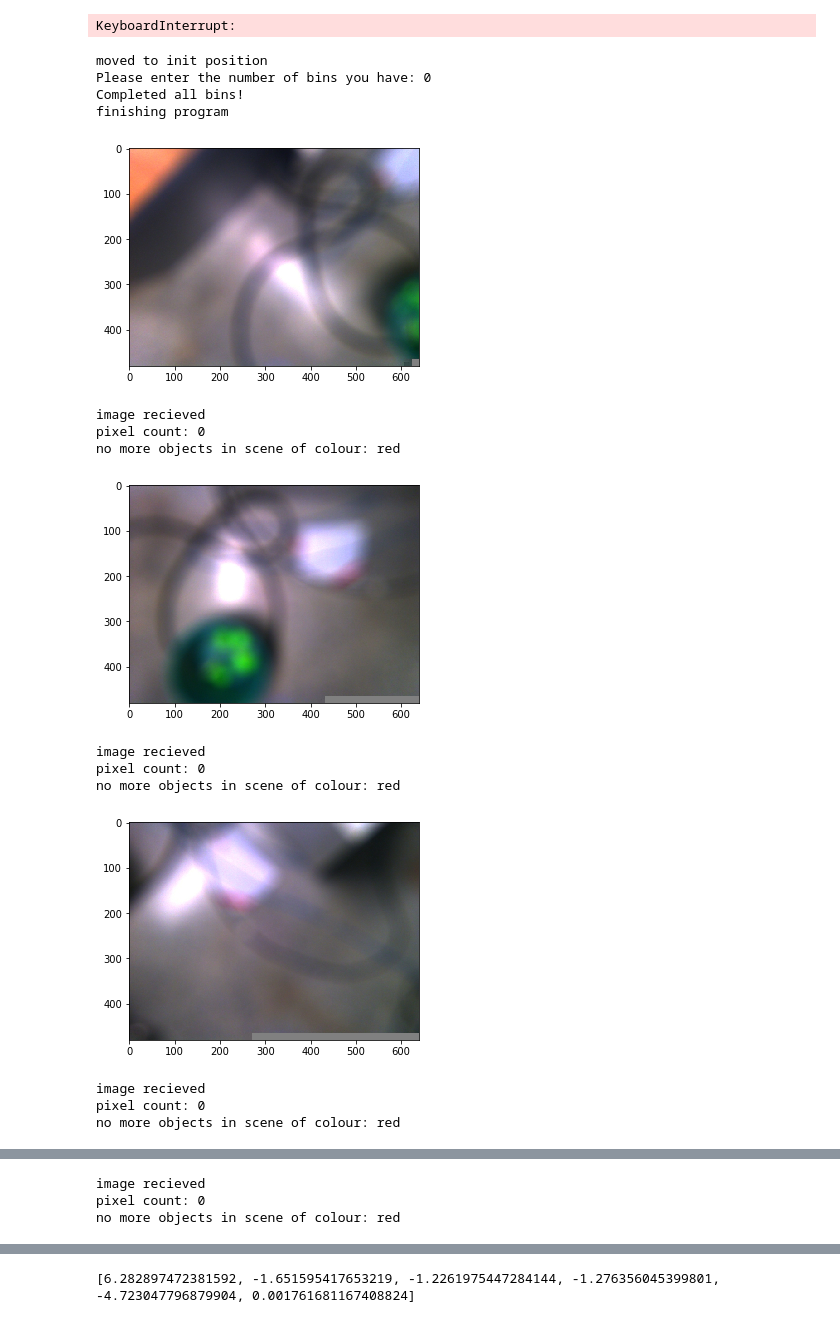
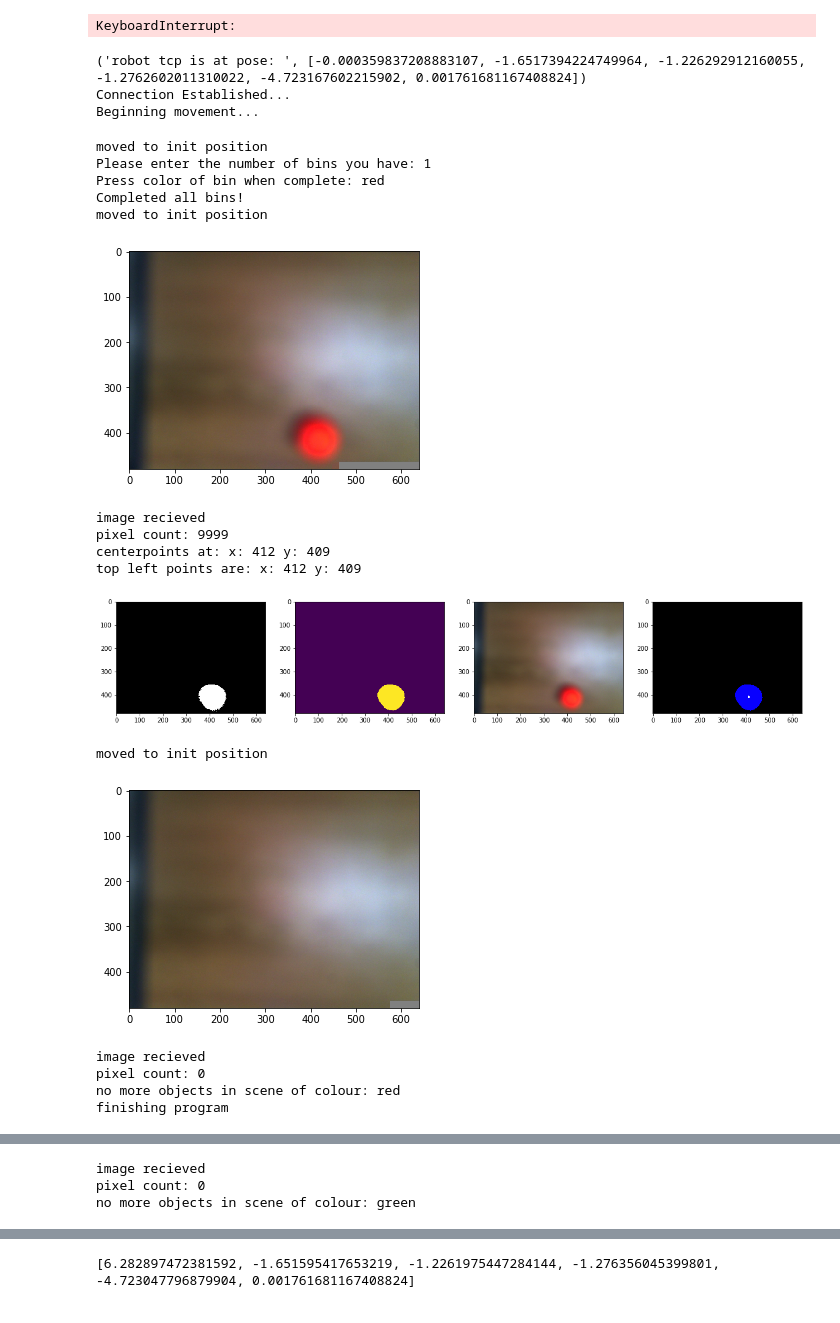
Before and after one commit to DylanBedetti/UR5, a Jupyter notebook: Dylan/Main/Program_1.ipynb, the cells around one changed output, grey strips where cells are left out. Cells and saved outputs as stored; diff of their text form; code cells hidden in the pictures.

Commit message:
robot searching needs work, might need to change translate axis

```diff
--- a/Dylan/Main/Program_1.ipynb
+++ b/Dylan/Main/Program_1.ipynb
@@ -136,6 +136,41 @@ top left points are: x: 399 y: 143
 0.0543125
 -0.0548611111111
 KeyboardInterrupt:
+# %%
+v = 1
+a = 0.5
+
+test_robot(a = 1, v = 1)
+
+import socket
+import time
+
+#Specify what we want to connect to
+HOST = "192.168.1.6"
+PORT = 30002
+
+#Create a TCP/IP socket to send and receive information
+s = socket.socket(socket.AF_INET, socket.SOCK_STREAM)
+s.connect((HOST, PORT))
+
+#State a connection has been established
+print("Connection Established...")
+time.sleep(2)
+print("Beginning movement...")
+
+
+mess = "force_mode(tool_pose(), [1, 1, 1, 1, 1, 1], [10.0, 10.0, 10.0, 10.0, 10.0, 10.0], 2, [0.1, 0.1, 0.15, 0.17, 0.17, 0.17]) + /n + sync()"
+
+rob = rob_connect()
+rob.translate((0, 0, -0.38), acc=a, vel=v)
+s.send(mess.encode())
+time.sleep(2)
+
+s.close()
+# %% [output]
+('robot tcp is at pose: ', [-0.000359837208883107, -1.6517394224749964, -1.226292912160055, -1.2762602011310022, -4.723167602215902, 0.001761681167408824])
+Connection Established...
+Beginning movement...
 # %%
 %matplotlib inline
 
@@ -180,48 +215,49 @@ while angle < 315:
     rob.movej(pose, acc = a, vel = v)
     time.sleep(2)
     get_image()
-    distance = detect_photos('red')
+    distance = detect_photos('green')
 
     if distance == None:
         angle += 45
         continue
 
     [x_dist, y_dist] = convert_to_mm(distance[0], distance[1])
     rob.translate((y_dist-0.095, x_dist, -0.33), acc=a, vel=v)
     robotiqgrip.close_gripper()
     rob.movej(bucket_pos, acc = a, vel = v)
     robotiqgrip.open_gripper()
     rob.movej(pose, acc = a, vel = v)
 
     angle += 45
 
 
 print("finished everything")
 go_to_start(rob)
 rob.close()
 
 #################3
 
 # pose = rob.getj()
 # print(pose)
 # # pose[3] = pose[3] - 0.57
 # # rob.movel(pose, acc = a, vel = v)
 
 # rob.movel_tool([0, 0, 0, -0.43, 0, 0],acc=a, vel=v)
 # %% [output]
 moved to init position
-Please enter the number of bins you have: 0
+Please enter the number of bins you have: 1
+Press color of bin when complete: red
 Completed all bins!
-finishing program
+moved to init position
-[figure, old version]
+[figure, new version]
 image recieved
-pixel count: 0
-no more objects in scene of colour: red
+pixel count: 9999
+centerpoints at: x: 412 y: 409
+top left points are: x: 412 y: 409
-[figure, old version]
+[figure, new version]
-image recieved
-pixel count: 0
-no more objects in scene of colour: red
+moved to init position
-[figure, old version]
+[figure, new version]
 image recieved
 pixel count: 0
 no more objects in scene of colour: red
+finishing program
@@ -229,3 +265,3 @@ no more objects in scene of colour: red
 image recieved
 pixel count: 0
-no more objects in scene of colour: red
+no more objects in scene of colour: green
```
Also changed, not shown: parts of 3 cells of this notebook.
